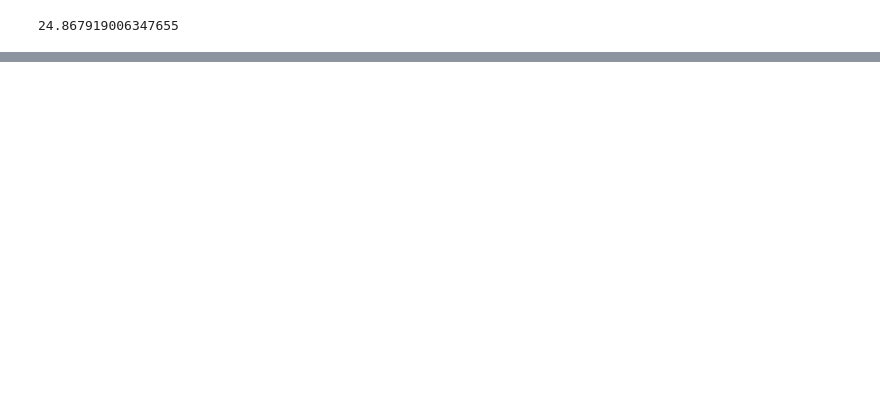
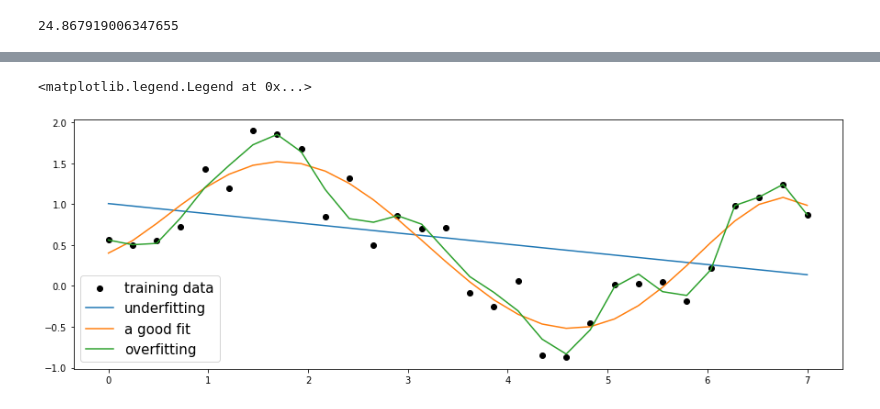
Before and after one commit to medinka01/Python, a Jupyter notebook: Валидация данных и оценка модели/Валидация данных и оценка модели.ipynb, the cells around one changed output, grey strips where cells are left out. Saved outputs shown, nothing was run; the diff lists cells and outputs as text; code cells hidden in the pictures; blank space fills up the shorter version.

```diff
--- a/Валидация данных и оценка модели/Валидация данных и оценка модели.ipynb
+++ b/Валидация данных и оценка модели/Валидация данных и оценка модели.ipynb
@@ -323,0 +785,21 @@ ValueError: Found input variables with inconsistent numbers of samples: [100, 15
+# %%
+import numpy as np
+import pandas as pd
+from matplotlib import pyplot as plt
+%matplotlib inline
+
+n_points = 30
+x = np.linspace(0., 7., n_points)
+y = np.sin(x) + np.random.rand(n_points)
+
+plt.figure(figsize=(15, 5))
+plt.scatter(x, y, color='k', label='training data')
+
+for degree, label in zip([1, 5, 30], ['underfitting', 'a good fit', 'overfitting']):
+    polynomial_coef = np.polyfit(x, y, deg=degree)
+    inter_poly = np.polynomial.Polynomial(polynomial_coef[::-1])
+    plt.plot(x, inter_poly(x), label=label)
+plt.legend(fontsize=15)
+# %% [output]
+<matplotlib.legend.Legend at 0x...>
+[figure, added]
```
Also changed, not shown: parts of 90 cells of this notebook, 6 other files.
